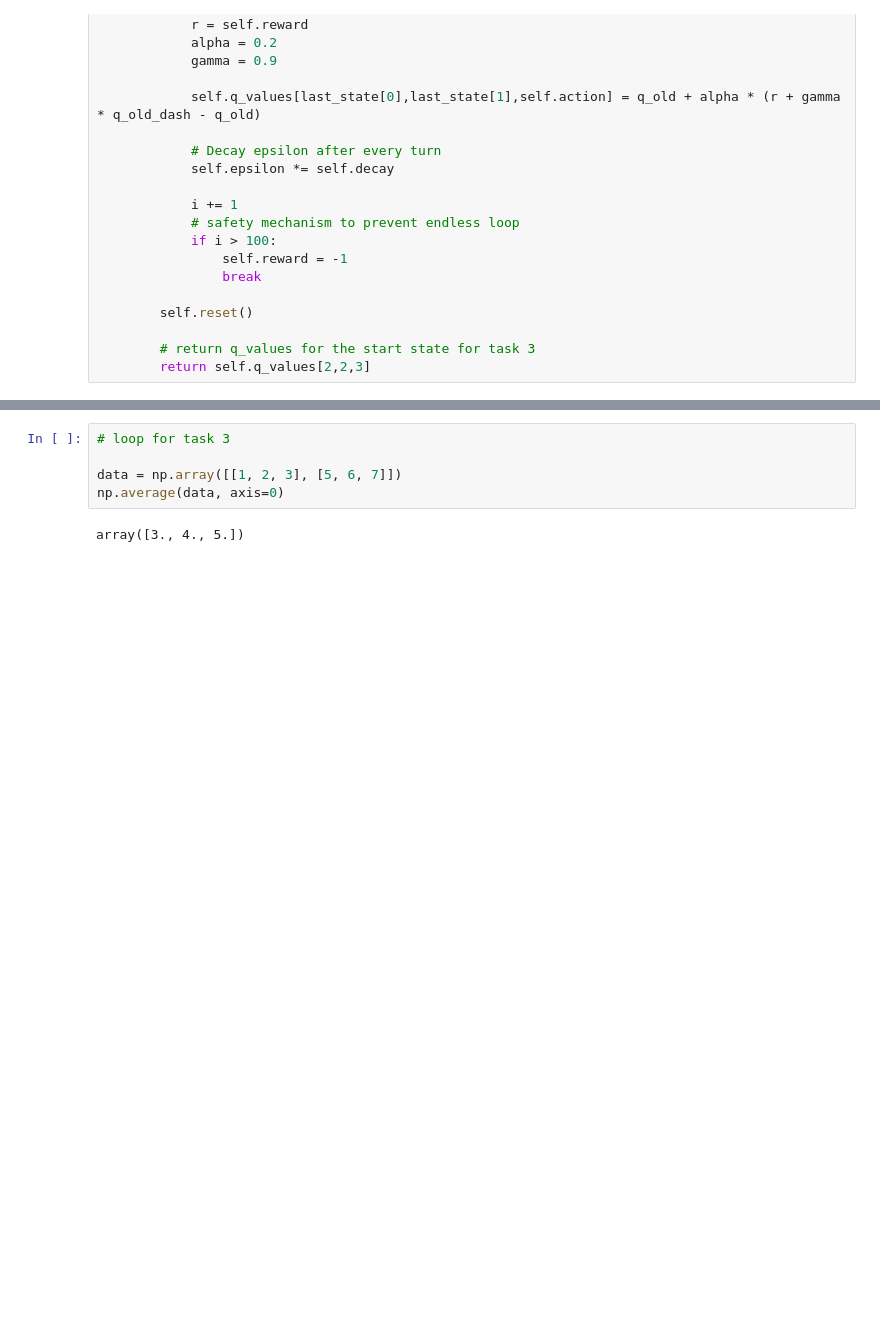
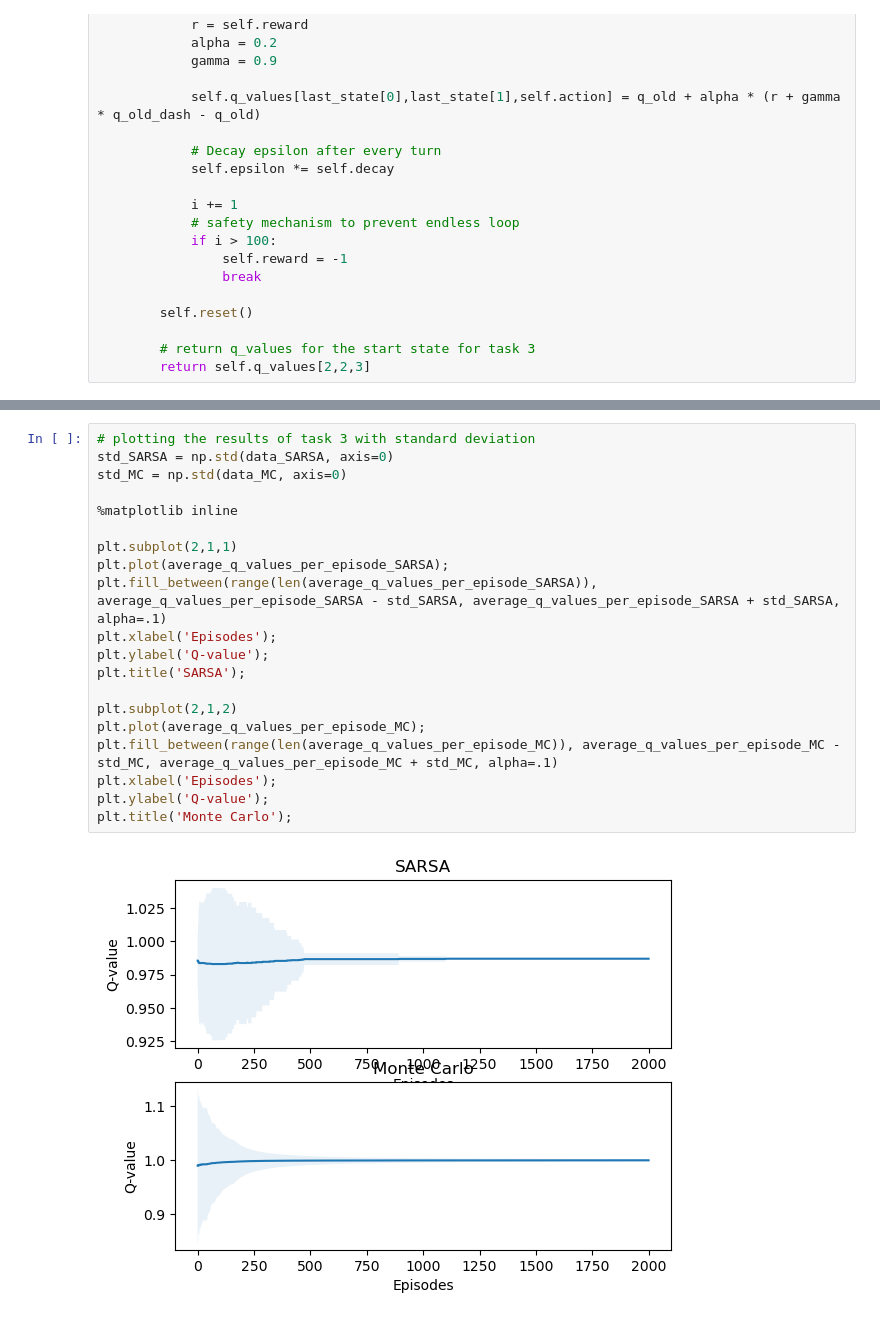
Before and after one commit to doelfi/DRL_BurgstalerDollmannWarnecke, a Jupyter notebook: WIP/homework03_Hendrik.ipynb, the cells around one changed output, grey strips where cells are left out. Saved outputs shown, nothing was run; the diff lists cells and outputs as text; blank space fills up the shorter version.

Commit message:
added task1 and std values for task 3

```diff
--- a/WIP/homework03_Hendrik.ipynb
+++ b/WIP/homework03_Hendrik.ipynb
@@ -425,7 +437,22 @@ plt.title('Monte Carlo');
-# %%
-# loop for task 3
-
-data = np.array([[1, 2, 3], [5, 6, 7]])
-np.average(data, axis=0)
-# %% [output]
-array([3., 4., 5.])
+# %%
+# plotting the results of task 3 with standard deviation
+std_SARSA = np.std(data_SARSA, axis=0)
+std_MC = np.std(data_MC, axis=0)
+
+%matplotlib inline
+
+plt.subplot(2,1,1)
+plt.plot(average_q_values_per_episode_SARSA);
+plt.fill_between(range(len(average_q_values_per_episode_SARSA)), average_q_values_per_episode_SARSA - std_SARSA, average_q_values_per_episode_SARSA + std_SARSA, alpha=.1)
+plt.xlabel('Episodes');
+plt.ylabel('Q-value');
+plt.title('SARSA');
+
+plt.subplot(2,1,2)
+plt.plot(average_q_values_per_episode_MC);
+plt.fill_between(range(len(average_q_values_per_episode_MC)), average_q_values_per_episode_MC - std_MC, average_q_values_per_episode_MC + std_MC, alpha=.1)
+plt.xlabel('Episodes');
+plt.ylabel('Q-value');
+plt.title('Monte Carlo');
+# %% [output]
+[figure, added]
```
Also changed, not shown: parts of 4 cells of this notebook.
